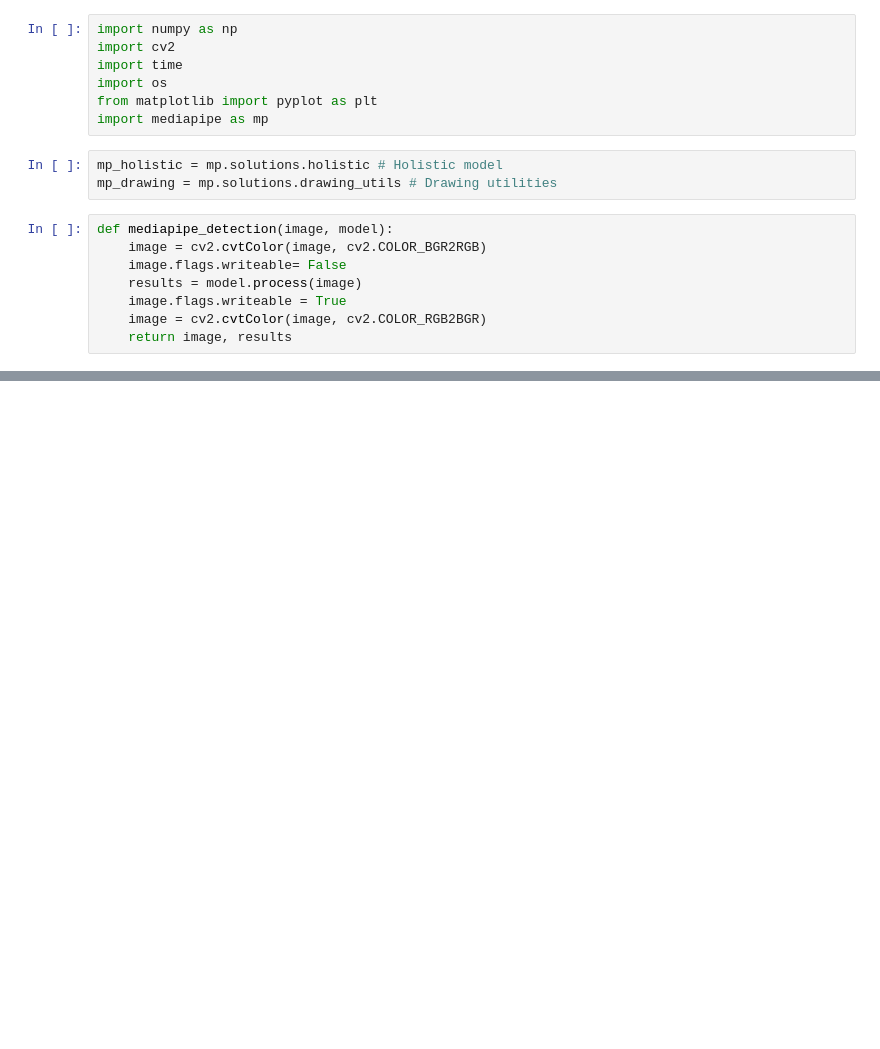
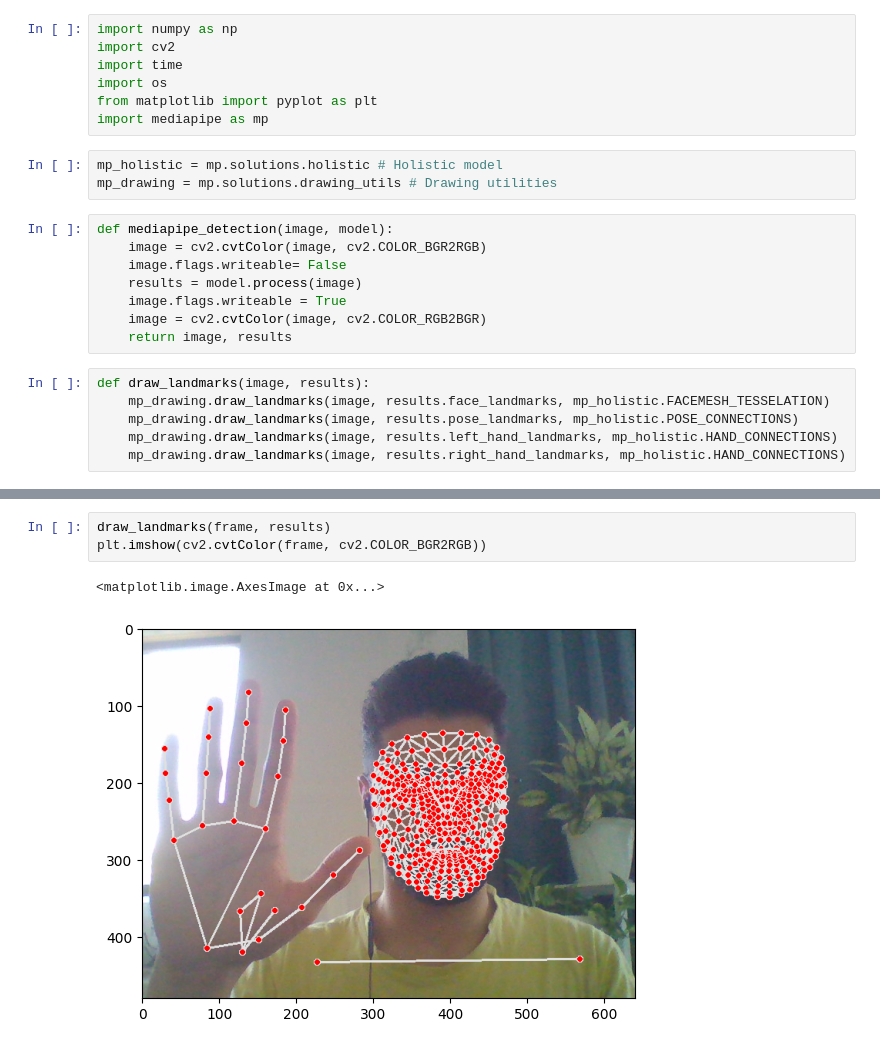
Before and after one commit to Parsa-Baniamerian/Sign_Language_Detection, a Jupyter notebook: Action Detection.ipynb, the cells around one changed output, grey strips where cells are left out. Saved outputs shown, nothing was run; the diff lists cells and outputs as text; blank space fills up the shorter version.

Commit message:
draw_landmarks added

```diff
--- a/Action Detection.ipynb
+++ b/Action Detection.ipynb
@@ -16,6 +16,12 @@ def mediapipe_detection(image, model):
     image.flags.writeable = True
     image = cv2.cvtColor(image, cv2.COLOR_RGB2BGR)
     return image, results
+# %%
+def draw_landmarks(image, results):
+    mp_drawing.draw_landmarks(image, results.face_landmarks, mp_holistic.FACEMESH_TESSELATION)
+    mp_drawing.draw_landmarks(image, results.pose_landmarks, mp_holistic.POSE_CONNECTIONS)
+    mp_drawing.draw_landmarks(image, results.left_hand_landmarks, mp_holistic.HAND_CONNECTIONS)
+    mp_drawing.draw_landmarks(image, results.right_hand_landmarks, mp_holistic.HAND_CONNECTIONS)
 # %%
 # Open the webcam
 cap = cv2.VideoCapture(0)
@@ -63,0 +52,6 @@ with mp_holistic.Holistic(min_detection_confidence=0.5, min_tracking_confidence=
+# %%
+draw_landmarks(frame, results)
+plt.imshow(cv2.cvtColor(frame, cv2.COLOR_BGR2RGB))
+# %% [output]
+<matplotlib.image.AxesImage at 0x...>
+[figure, added]
```
Also changed, not shown: parts of 1 cell of this notebook.
